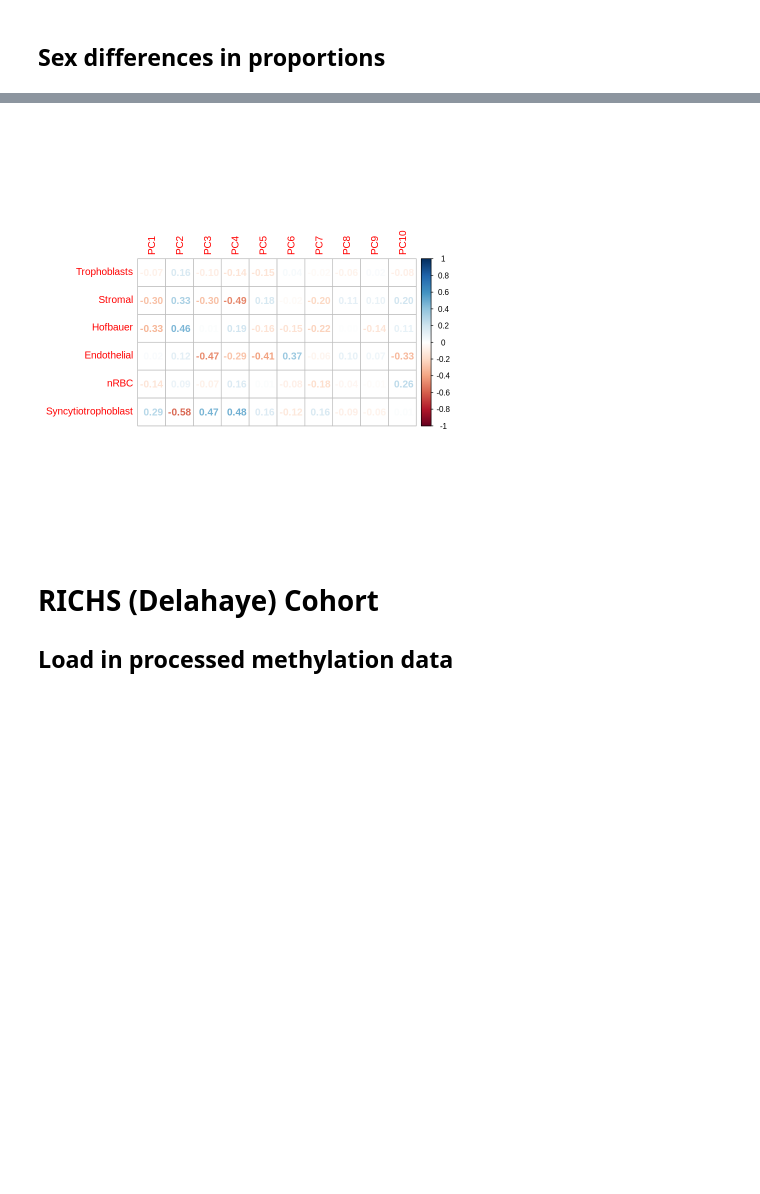
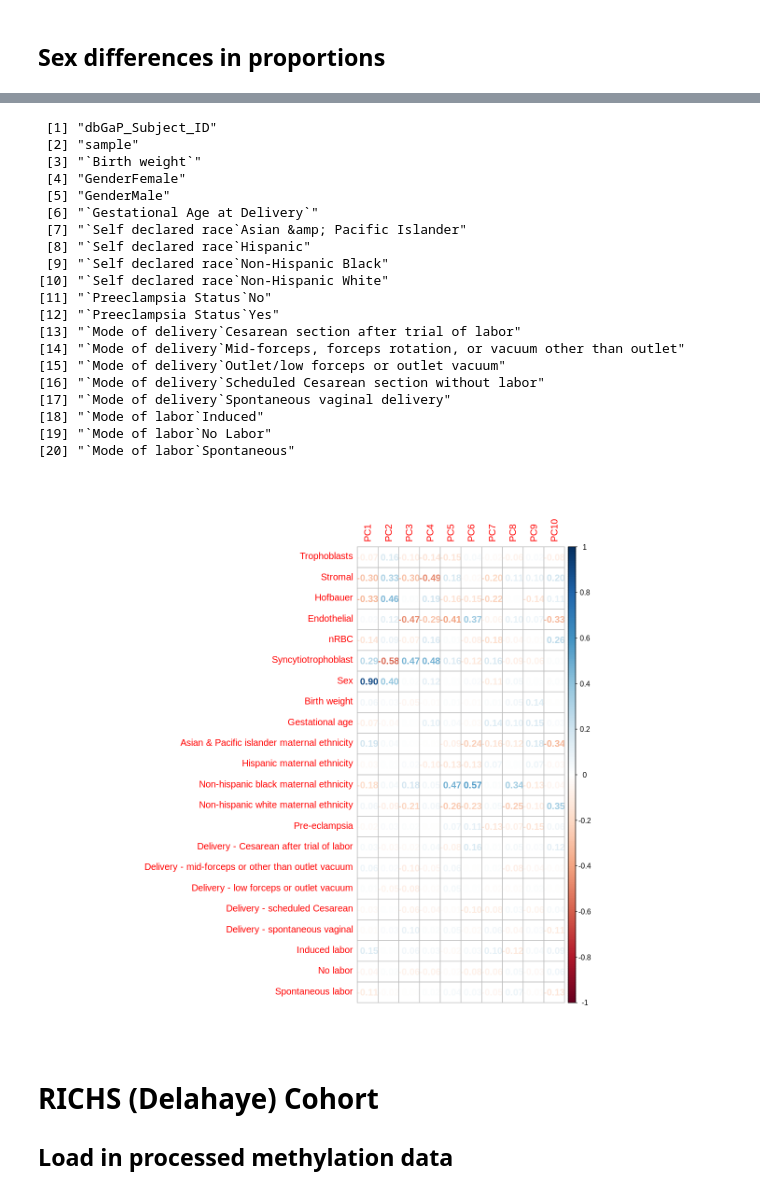
Before and after one commit to wilcas/sex_specific_mQTL, a Jupyter notebook: mQTL_analyses/excluded_analyses/cell_type_proportion.ipynb, the cells around one changed output, grey strips where cells are left out. Cells and saved outputs as stored; diff of their text form; code cells hidden in the pictures; blank space fills up the shorter version.

```diff
--- a/mQTL_analyses/excluded_analyses/cell_type_proportion.ipynb
+++ b/mQTL_analyses/excluded_analyses/cell_type_proportion.ipynb
@@ -11,3 +20,14 @@ corrplot 0.90 loaded
 # %% [markdown]
 # NICHD (Delahaye) Cohort
 ## Load in processed methylation data
+# %%
+# Full covariate list
+full_covar <- fread("/scratch/st-dennisjk-1/wcasazza/delahaye_included_samples_meta.txt")
+colnames(full_covar)[2]<- "sample"
+unique(full_covar$`Self declared race`)
+full_covar$`Gestational Age at Delivery` <- as.numeric(full_covar$`Gestational Age at Delivery`)
+tmp_df <- full_covar[,3:ncol(full_covar)]
+dmy <- dummyVars("~.",data=tmp_df)
+categorical <- data.table(predict(dmy,tmp_df))
+full_covar <- cbind(full_covar[,1:2],categorical)
+head(full_covar)
@@ -14,7 +46,7 @@ corrplot 0.90 loaded
 # %%
 metadata <- fread("/scratch/st-dennisjk-1/wcasazza/delahaye_QC/matrix_eqtl_data/mQTL_covar_10_methy_PC.txt")
-varnames <-metadata$id
-metadata <- t(metadata[,-c(1)]) %>% as.data.frame() %>% rownames_to_column("sample")
+varnames <- metadata$id
+metadata <- t(metadata[,-c(1)]) %>% as.data.frame() %>% rownames_to_column("sample") %>% data.table()
 colnames(metadata)[-c(1)] <- varnames
 head(metadata)
 methy_data <- fread("/scratch/st-dennisjk-1/wcasazza/delahaye_QC/matrix_eqtl_data/methylation_matrixeQTL.txt") %>% column_to_rownames(var="cpg")
@@ -129,7 +161,52 @@ A tibble: 6 × 4
 # %%
-cor(cell_type_df %>% select(-sample,-Sex),metadata %>% select(contains("PC"))) %>% corrplot(method = "number")
+options(repr.plot.width=10, repr.plot.height=10)
+colnames(full_covar)
+cor(
+    cell_type_df %>%
+        left_join(full_covar[,-c(1)],by="sample") %>%
+        mutate(Sex = GenderMale) %>%
+        select(-sample,-GenderMale,-GenderFemale,-'`Preeclampsia Status`No') %>%
+        rename(c(
+            "Birth weight"="`Birth weight`",
+            "Gestational age" = "`Gestational Age at Delivery`",
+            "Hispanic maternal ethnicity" = "`Self declared race`Hispanic",
+            "Non-hispanic black maternal ethnicity" = "`Self declared race`Non-Hispanic Black",
+            "Non-hispanic white maternal ethnicity" = "`Self declared race`Non-Hispanic White",
+            "Asian & Pacific islander maternal ethnicity"= "`Self declared race`Asian &amp; Pacific Islander",
+            "Pre-eclampsia" = '`Preeclampsia Status`Yes',
+            "Delivery - mid-forceps or other than outlet vacuum" = '`Mode of delivery`Mid-forceps, forceps rotation, or vacuum other than outlet',
+            "Delivery - low forceps or outlet vacuum" = '`Mode of delivery`Outlet/low forceps or outlet vacuum',
+            "Delivery - scheduled Cesarean"= '`Mode of delivery`Scheduled Cesarean section without labor',
+            "Delivery - Cesarean after trial of labor"= '`Mode of delivery`Cesarean section after trial of labor',
+            "Delivery - spontaneous vaginal" = '`Mode of delivery`Spontaneous vaginal delivery',
+            "No labor"='`Mode of labor`No Labor',
+            "Induced labor"= '`Mode of labor`Induced',
+            "Spontaneous labor" = '`Mode of labor`Spontaneous'
+        )),
+    metadata %>% select(contains("PC"))
+) %>% corrplot(method = "number")
 # %% [output]
+ [1] "dbGaP_Subject_ID"
+ [2] "sample"
+ [3] "`Birth weight`"
+ [4] "GenderFemale"
+ [5] "GenderMale"
+ [6] "`Gestational Age at Delivery`"
+ [7] "`Self declared race`Asian &amp; Pacific Islander"
+ [8] "`Self declared race`Hispanic"
+ [9] "`Self declared race`Non-Hispanic Black"
+[10] "`Self declared race`Non-Hispanic White"
+[11] "`Preeclampsia Status`No"
+[12] "`Preeclampsia Status`Yes"
+[13] "`Mode of delivery`Cesarean section after trial of labor"
+[14] "`Mode of delivery`Mid-forceps, forceps rotation, or vacuum other than outlet"
+[15] "`Mode of delivery`Outlet/low forceps or outlet vacuum"
+[16] "`Mode of delivery`Scheduled Cesarean section without labor"
+[17] "`Mode of delivery`Spontaneous vaginal delivery"
+[18] "`Mode of labor`Induced"
+[19] "`Mode of labor`No Labor"
+[20] "`Mode of labor`Spontaneous"
-[figure, old version]
+[figure, new version]
 # %% [markdown]
 # RICHS (Delahaye) Cohort
 ## Load in processed methylation data
```
Also changed, not shown: parts of 14 cells of this notebook, 5 other files.
